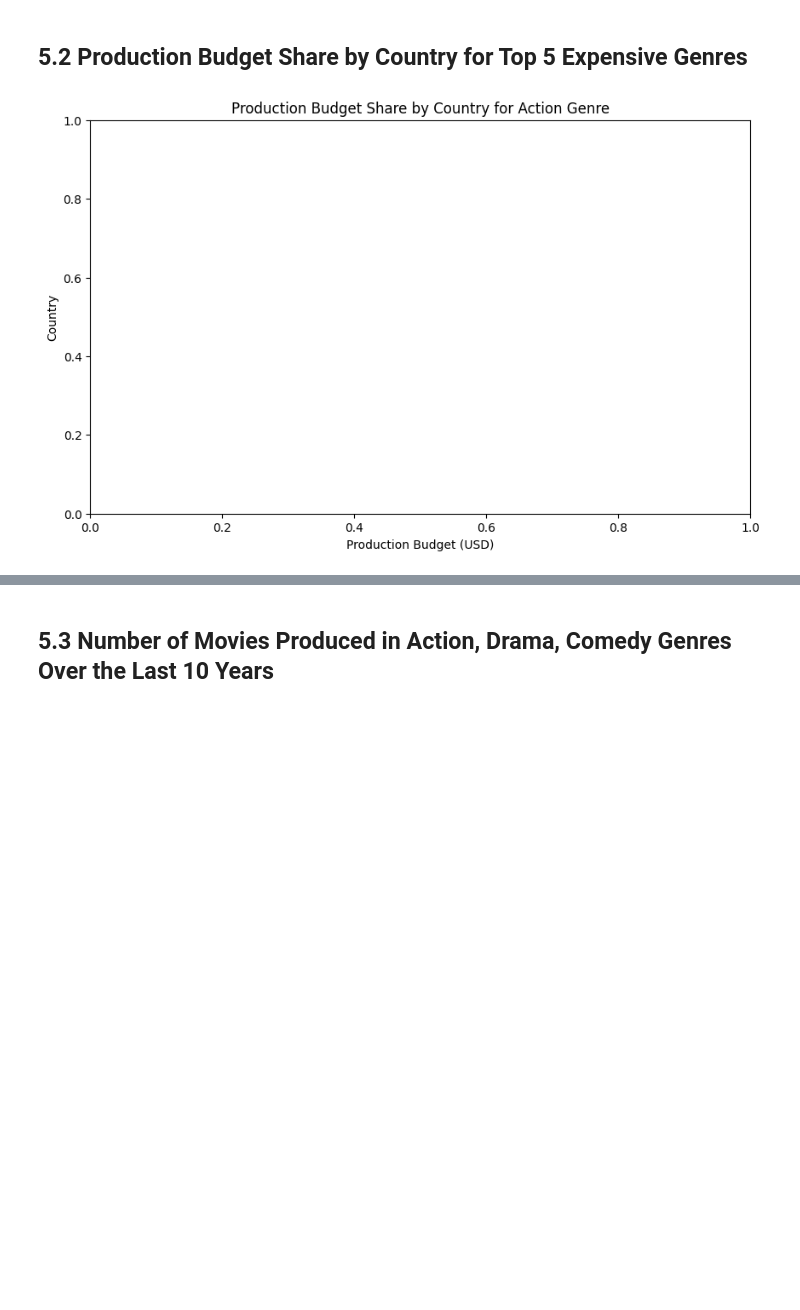
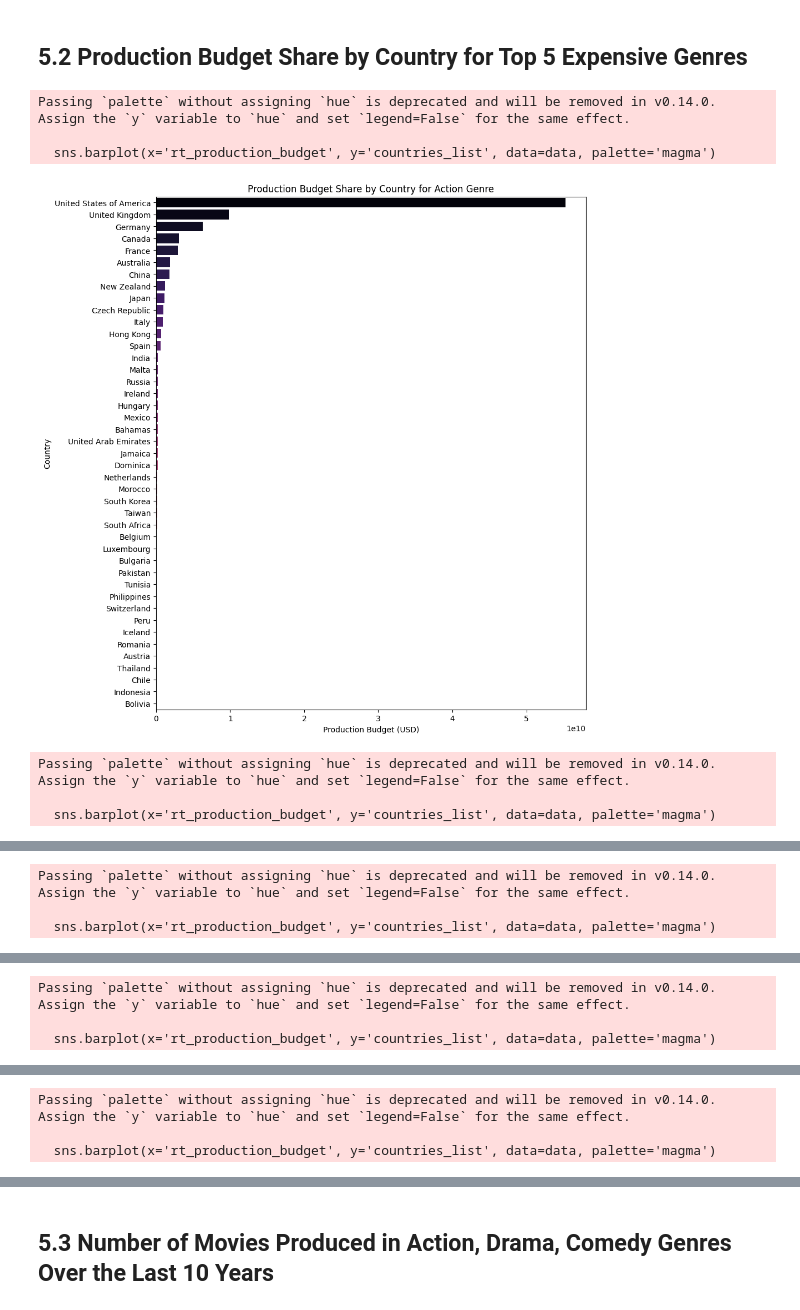
Before and after one commit to lAmiR1HosseiNl/Data_Science_Final_Project, a Jupyter notebook: AliShokoohi_400521477_AmirHosseinRaeghi_400522373/project.ipynb, the cells around one changed output, grey strips where cells are left out. Saved outputs shown, nothing was run; the diff lists cells and outputs as text; code cells hidden in the pictures; blank space fills up the shorter version.

```diff
--- a/AliShokoohi_400521477_AmirHosseinRaeghi_400522373/project.ipynb
+++ b/AliShokoohi_400521477_AmirHosseinRaeghi_400522373/project.ipynb
@@ -151,6 +151,7 @@ print(df.isnull().sum())
 # Dropping columns with more than 50% missing values
 threshold = len(df) * 0.5
 df = df.dropna(thresh=threshold, axis=1)
+df['rt_title'] = df['rt_title_x']
 
 # Filling remaining missing values
 for column in df.columns:
@@ -216,6 +217,12 @@ def extract_actors(actors_str):
         return []
 
 df['actors_list'] = df['rt_actors'].apply(extract_actors)
+df_genres = df.explode('genres_list').copy()
+
+# اطمینان از اینکه release_year در df_genres وجود دارد:
+if 'release_year' not in df_genres.columns:
+    # اگر در بخشی از کد ستون را حذف کردید، اینجا باید مجدداً اضافه شود یا از df_main استخراج شود.
+    df_genres['release_year'] = df_genres['release_year']
 
 # Displaying the extracted features
 print("Extracted Features:\n")
@@ -303,26 +313,61 @@ Passing `palette` without assigning `hue` is deprecated and will be removed in v
 # %% [markdown]
 ## 5.2 Production Budget Share by Country for Top 5 Expensive Genres
 # %%
-# Identifying top 5 genres by total production budget
-total_budget_genre = df.explode('genres_list').groupby('genres_list')['rt_production_budget'].sum().sort_values(ascending=False).head(5).index.tolist()
+total_budget_genre = (
+    df_genres.groupby('genres_list')['rt_production_budget']
+    .sum()
+    .sort_values(ascending=False)
+    .head(5)
+    .index.tolist()
+)
 
-# Filtering for top 5 genres
-df_top5_genres = df[df['genres_list'].isin(total_budget_genre)].copy()
+# 2) فیلتر ژانرهای پرخرج
+df_top5_genres = df_genres[df_genres['genres_list'].isin(total_budget_genre)].copy()
 
-# Exploding countries_list
+# 3) استخراج کشورها
+def extract_countries(countries_str):
+    try:
+        countries = ast.literal_eval(countries_str)
+        return [country['name'] for country in countries]
+    except:
+        return []
+
+df_top5_genres['countries_list'] = df_top5_genres['rt_production_countries'].apply(extract_countries)
+
+# 4) ایجاد دیتافریم جدید با هر کشور در یک ردیف
 df_countries = df_top5_genres.explode('countries_list').copy()
 
-# Calculating budget share by country and genre
-budget_country_genre = df_countries.groupby(['genres_list', 'countries_list'])['rt_production_budget'].sum().reset_index()
+# 5) اطمینان از وجود ستون release_year در df_countries
+if 'release_year' not in df_countries.columns:
+    df_countries['release_year'] = df_countries['release_year']
 
-# Plotting budget share by country for each top genre
+# 6) محاسبه سهم هر کشور در مجموع هزینه هر ژانر
+budget_country_genre = (
+    df_countries.groupby(['genres_list', 'countries_list'])['rt_production_budget']
+    .sum()
+    .reset_index()
+)
+
+# 7) نمایش سهم کشورهای مختلف برای هر ژانر پرخرج
 for genre in total_budget_genre:
-    data = budget_country_genre[budget_country_genre['genres_list'] == genre].sort_values(by='rt_production_budget', ascending=False)
-    plt.figure(figsize=(10,6))
+    data = budget_country_genre[budget_country_genre['genres_list'] == genre] \
+                                .sort_values(by='rt_production_budget', ascending=False)
+    # اگر خالی بود، نمودار نکشیم
+    if data.empty:
+        print(f"No valid country data found for genre: {genre}")
+        continue
+
+    plt.figure(figsize=(10,12))
     sns.barplot(x='rt_production_budget', y='countries_list', data=data, palette='magma')
     plt.xlabel('Production Budget (USD)')
     plt.ylabel('Country')
     plt.title(f'Production Budget Share by Country for {genre} Genre')
     plt.show()
 # %% [output]
+Passing `palette` without assigning `hue` is deprecated and will be removed in v0.14.0. Assign the `y` variable to `hue` and set `legend=False` for the same effect.
+
+  sns.barplot(x='rt_production_budget', y='countries_list', data=data, palette='magma')
-[figure, old version]
+[figure, new version]
+Passing `palette` without assigning `hue` is deprecated and will be removed in v0.14.0. Assign the `y` variable to `hue` and set `legend=False` for the same effect.
+
+  sns.barplot(x='rt_production_budget', y='countries_list', data=data, palette='magma')
@@ -329,0 +375,3 @@ for genre in total_budget_genre:
+Passing `palette` without assigning `hue` is deprecated and will be removed in v0.14.0. Assign the `y` variable to `hue` and set `legend=False` for the same effect.
+
+  sns.barplot(x='rt_production_budget', y='countries_list', data=data, palette='magma')
@@ -330,0 +379,3 @@ for genre in total_budget_genre:
+Passing `palette` without assigning `hue` is deprecated and will be removed in v0.14.0. Assign the `y` variable to `hue` and set `legend=False` for the same effect.
+
+  sns.barplot(x='rt_production_budget', y='countries_list', data=data, palette='magma')
@@ -331,0 +383,3 @@ for genre in total_budget_genre:
+Passing `palette` without assigning `hue` is deprecated and will be removed in v0.14.0. Assign the `y` variable to `hue` and set `legend=False` for the same effect.
+
+  sns.barplot(x='rt_production_budget', y='countries_list', data=data, palette='magma')
```
Also changed, not shown: parts of 11 cells of this notebook.
